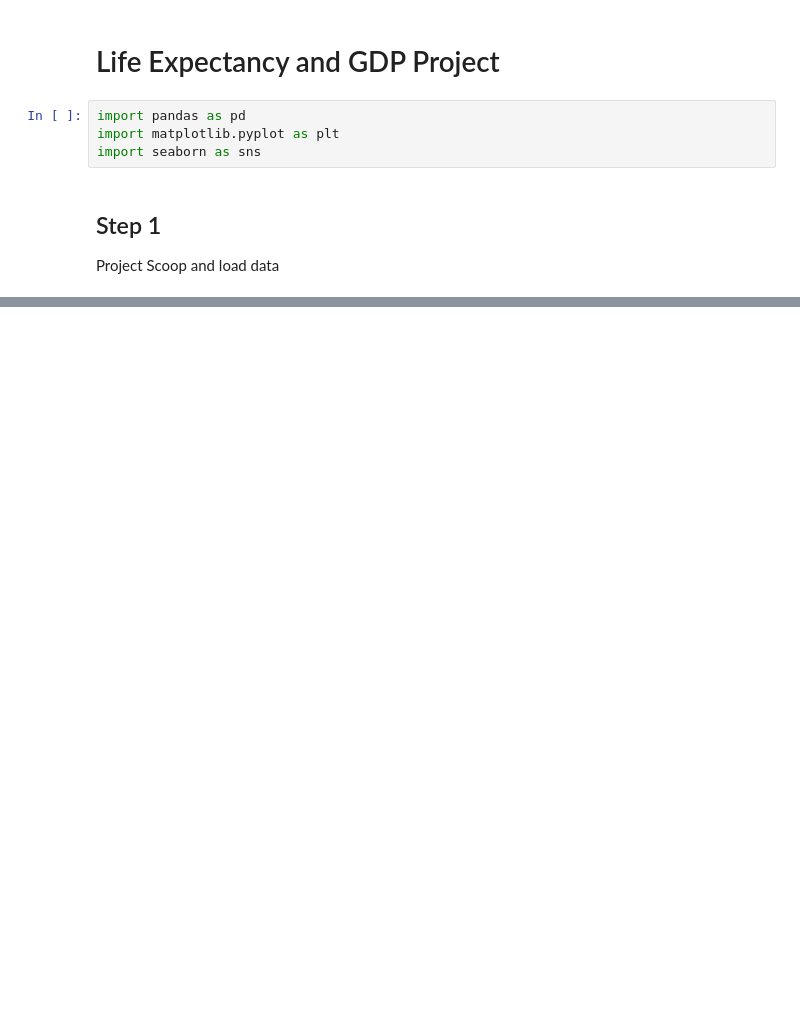
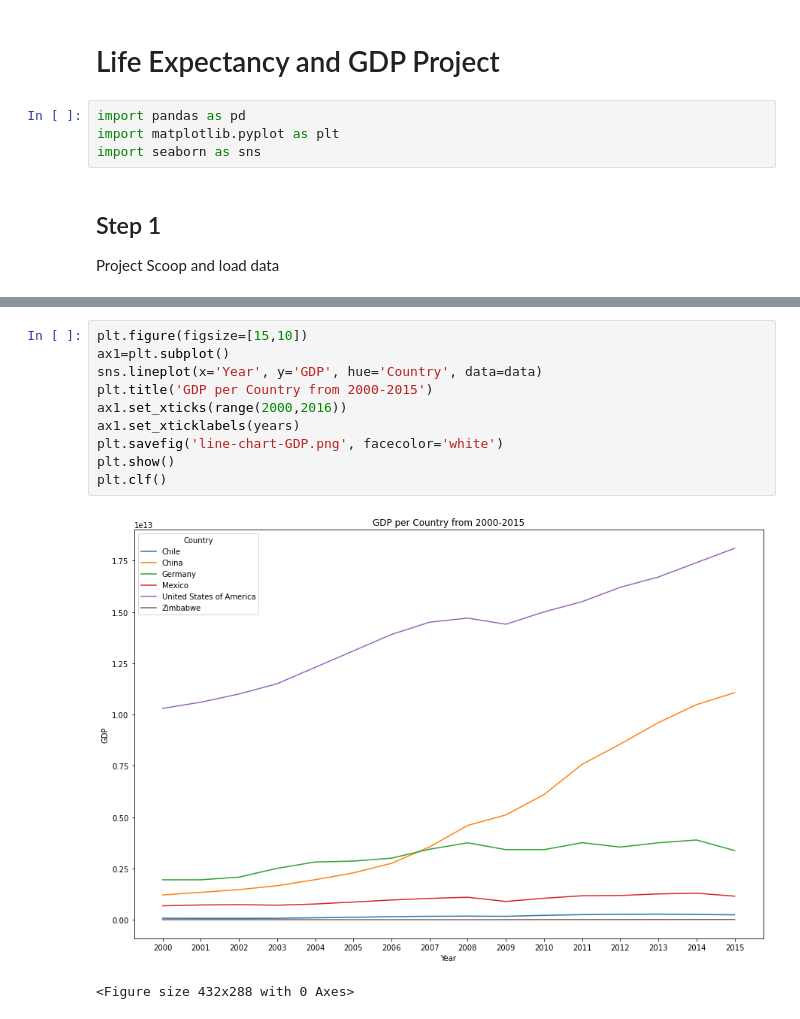
Before and after one commit to gobr2005/codecademy, a Jupyter notebook: Life-Expectancy-and-GDP-Starter/life_expectancy_gdp.ipynb, the cells around one changed output, grey strips where cells are left out. Saved outputs shown, nothing was run; the diff lists cells and outputs as text; blank space fills up the shorter version.

```diff
--- a/Life-Expectancy-and-GDP-Starter/life_expectancy_gdp.ipynb
+++ b/Life-Expectancy-and-GDP-Starter/life_expectancy_gdp.ipynb
@@ -51,0 +53,13 @@ plt.clf()
+# %%
+plt.figure(figsize=[15,10])
+ax1=plt.subplot()
+sns.lineplot(x='Year', y='GDP', hue='Country', data=data)
+plt.title('GDP per Country from 2000-2015')
+ax1.set_xticks(range(2000,2016))
+ax1.set_xticklabels(years)
+plt.savefig('line-chart-GDP.png', facecolor='white')
+plt.show()
+plt.clf()
+# %% [output]
+[figure, added]
+<Figure size 432x288 with 0 Axes>
```
Also changed, not shown: parts of 7 cells of this notebook, 10 other files.
